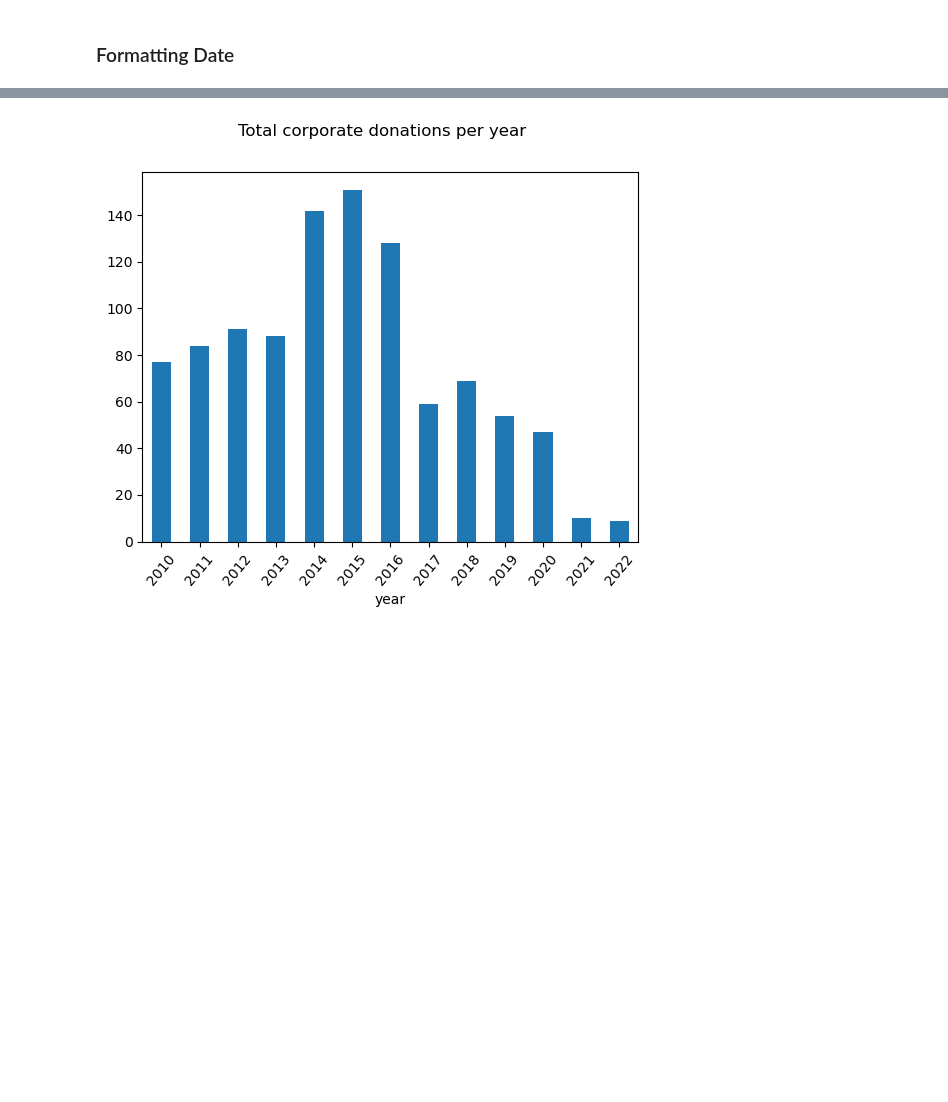
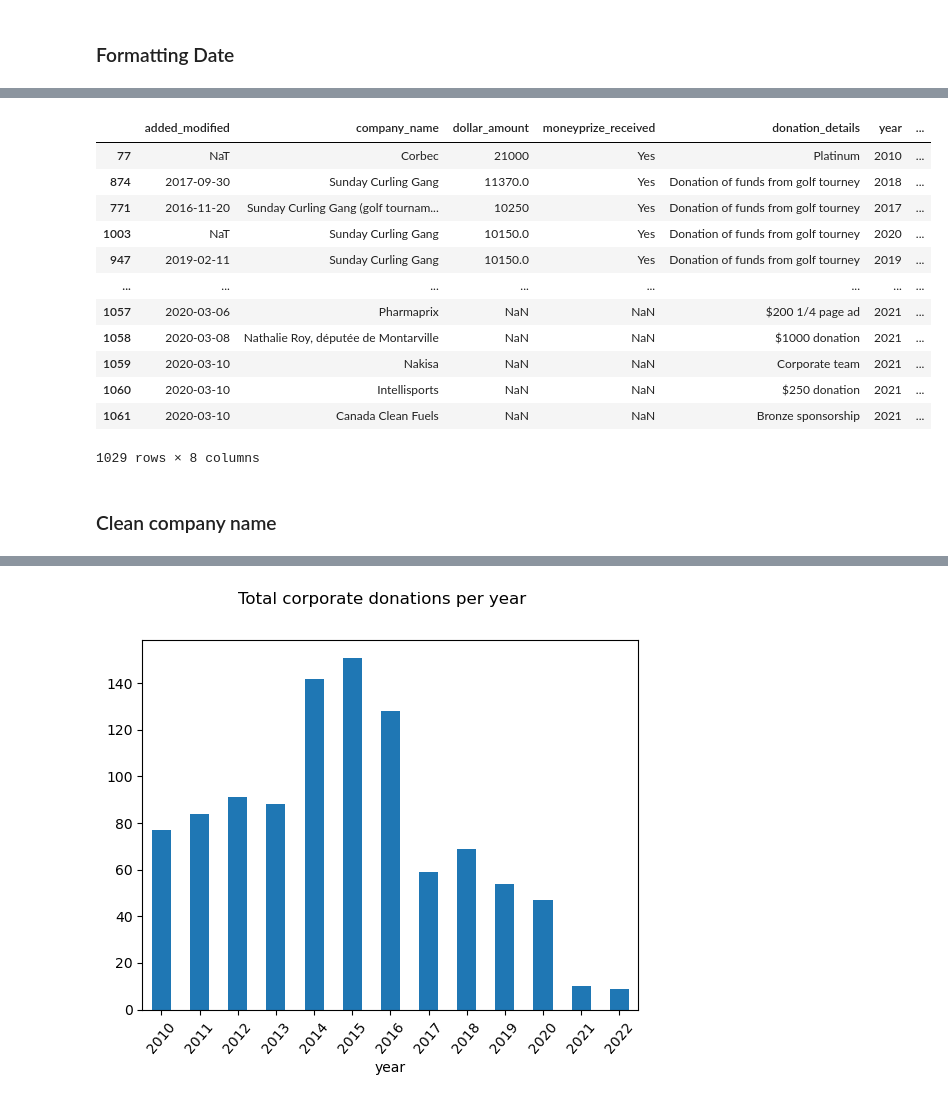
Before and after one commit to carlosfg97/Kurling4Kids, a Jupyter notebook: past_donors/past_donors_etl.ipynb, the cells around one changed output, grey strips where cells are left out. Cells and saved outputs as stored; diff of their text form; code cells hidden in the pictures; blank space fills up the shorter version.

```diff
--- a/past_donors/past_donors_etl.ipynb
+++ b/past_donors/past_donors_etl.ipynb
@@ -176,4 +114,4 @@ df_concat[date_format_flg & (df_concat.year=='2010')]
 # %%
 df_concat = df_concat.drop(columns= [ '2010_day', '2010_month'])
 # %%
-df_concat['added_modified_clean'] = pd.to_datetime(df_concat.added_modified, errors = 'coerce')
+df_concat['added_modified'] = pd.to_datetime(df_concat.added_modified, errors = 'coerce')
@@ -240,0 +123,2 @@ plt.show()
+# %%
+df_concat['dollar_amount_float'] = pd.to_numeric(df_concat['dollar_amount'], errors='coerce')
@@ -240,0 +142,18 @@ plt.show()
+# %%
+df_concat.sort_values('dollar_amount_float', ascending=False)
+# %% [output]
+|  | added_modified | company_name | dollar_amount | moneyprize_received | donation_details | year | ... |
+| 77 | NaT | Corbec | 21000 | Yes | Platinum | 2010 | ... |
+| 874 | 2017-09-30 | Sunday Curling Gang | 11370.0 | Yes | Donation of funds from golf tourney | 2018 | ... |
+| 771 | 2016-11-20 | Sunday Curling Gang (golf tournam... | 10250 | Yes | Donation of funds from golf tourney | 2017 | ... |
+| 1003 | NaT | Sunday Curling Gang | 10150.0 | Yes | Donation of funds from golf tourney | 2020 | ... |
+| 947 | 2019-02-11 | Sunday Curling Gang | 10150.0 | Yes | Donation of funds from golf tourney | 2019 | ... |
+| ... | ... | ... | ... | ... | ... | ... | ... |
+| 1057 | 2020-03-06 | Pharmaprix | NaN | NaN | $200 1/4 page ad | 2021 | ... |
+| 1058 | 2020-03-08 | Nathalie Roy, députée de Montarville | NaN | NaN | $1000 donation | 2021 | ... |
+| 1059 | 2020-03-10 | Nakisa | NaN | NaN | Corporate team | 2021 | ... |
+| 1060 | 2020-03-10 | Intellisports | NaN | NaN | $250 donation | 2021 | ... |
+| 1061 | 2020-03-10 | Canada Clean Fuels | NaN | NaN | Bronze sponsorship | 2021 | ... |
+1029 rows × 8 columns
+# %% [markdown]
+### Clean company name
```
Also changed, not shown: parts of 47 cells of this notebook, 1 other file.
